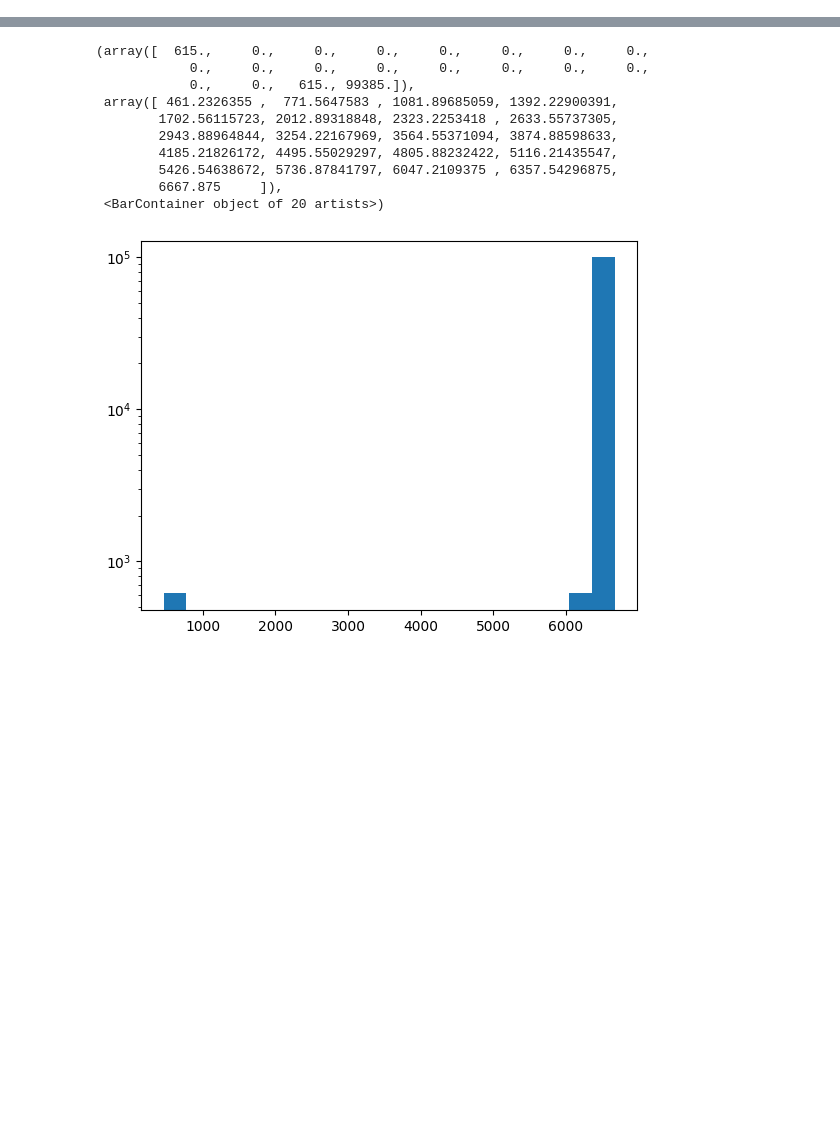
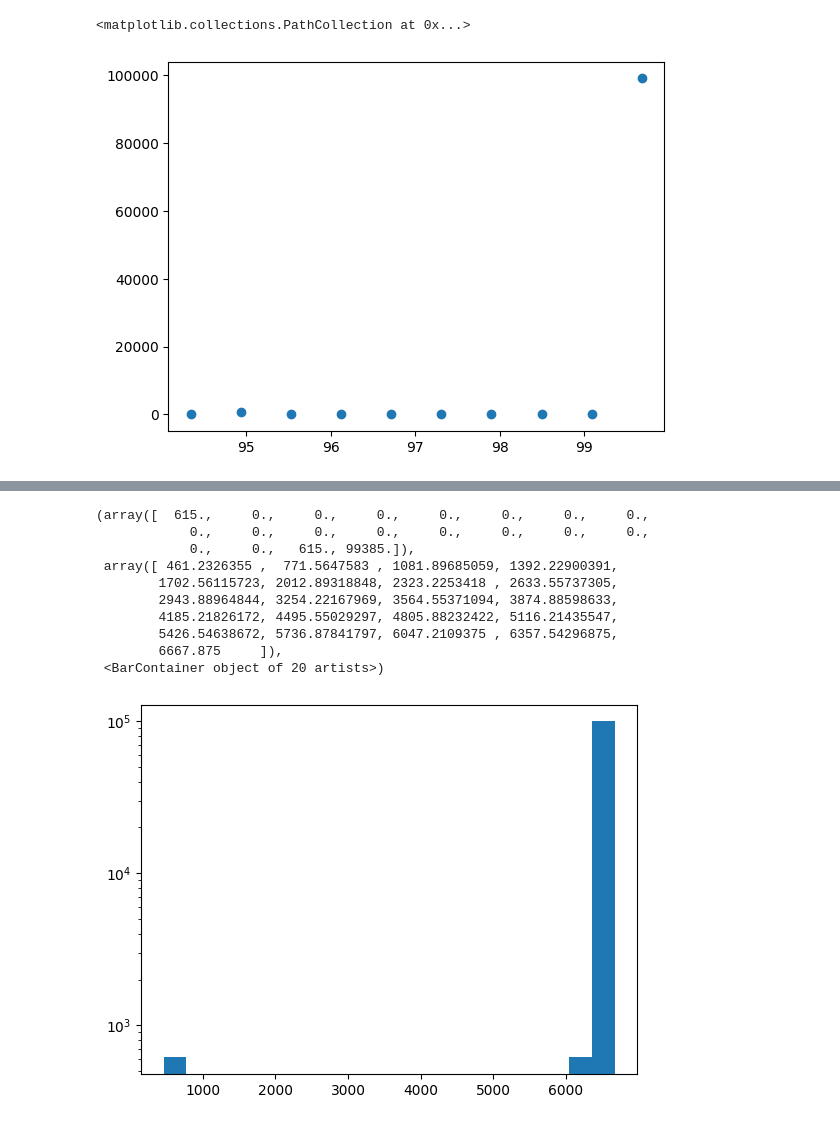
Before and after one commit to alireza-astane/Burridge_Knopoff_Model, a Jupyter notebook: BK_model/Copy of BKMoldel.ipynb, the cells around one changed output, grey strips where cells are left out. Saved outputs shown, nothing was run; the diff lists cells and outputs as text; code cells hidden in the pictures; blank space fills up the shorter version.

```diff
--- a/BK_model/Copy of BKMoldel.ipynb
+++ b/BK_model/Copy of BKMoldel.ipynb
@@ -305,0 +201,10 @@ files.download("means2.pt")
+# %%
+freq , size = np.histogram(eventsSizes2.cpu())
+size = (size[1:] + size[:-1])/2
+
+plt.scatter(size, freq)
+
+# print(f"slope is {stats.linregress(size[freq>0], np.log(freq[freq>0]))[0]}")
+# %% [output]
+<matplotlib.collections.PathCollection at 0x...>
+[figure, added]
```
Also changed, not shown: parts of 20 cells of this notebook, 1 other file.
